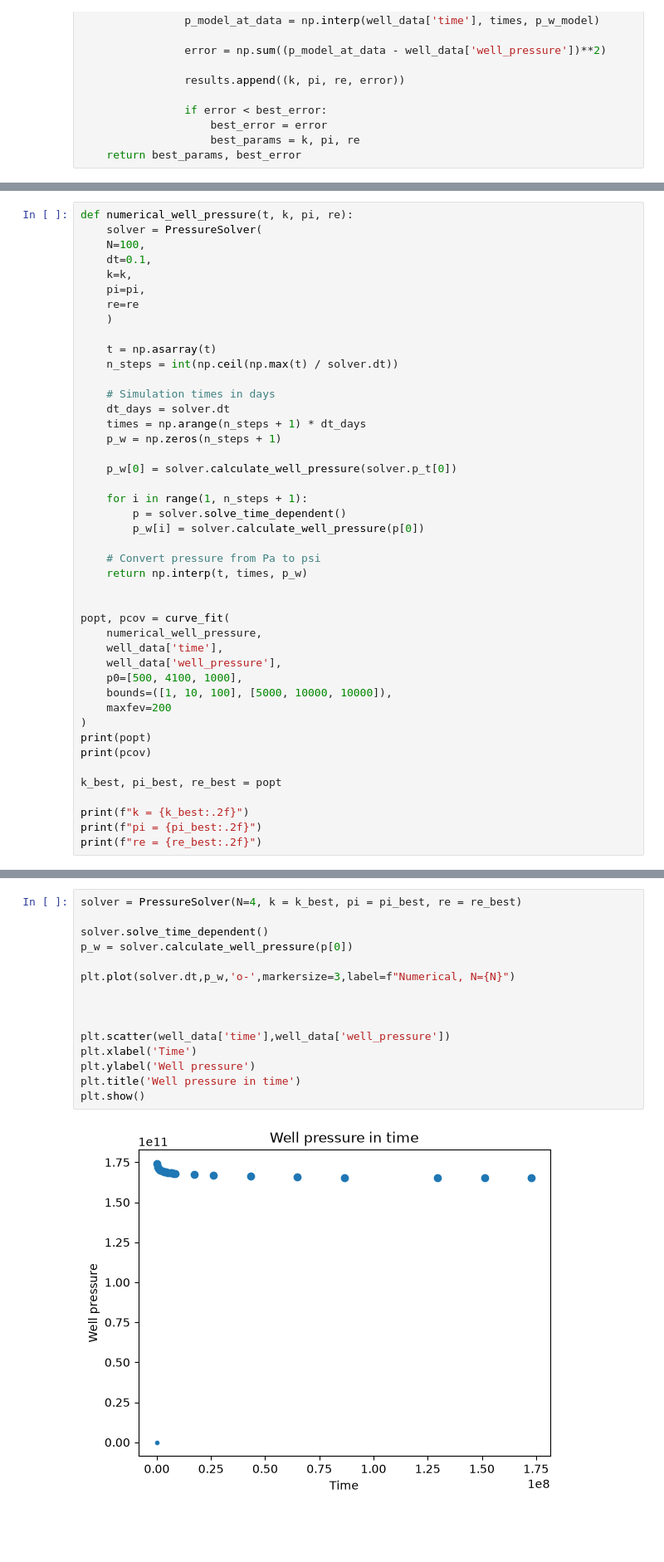
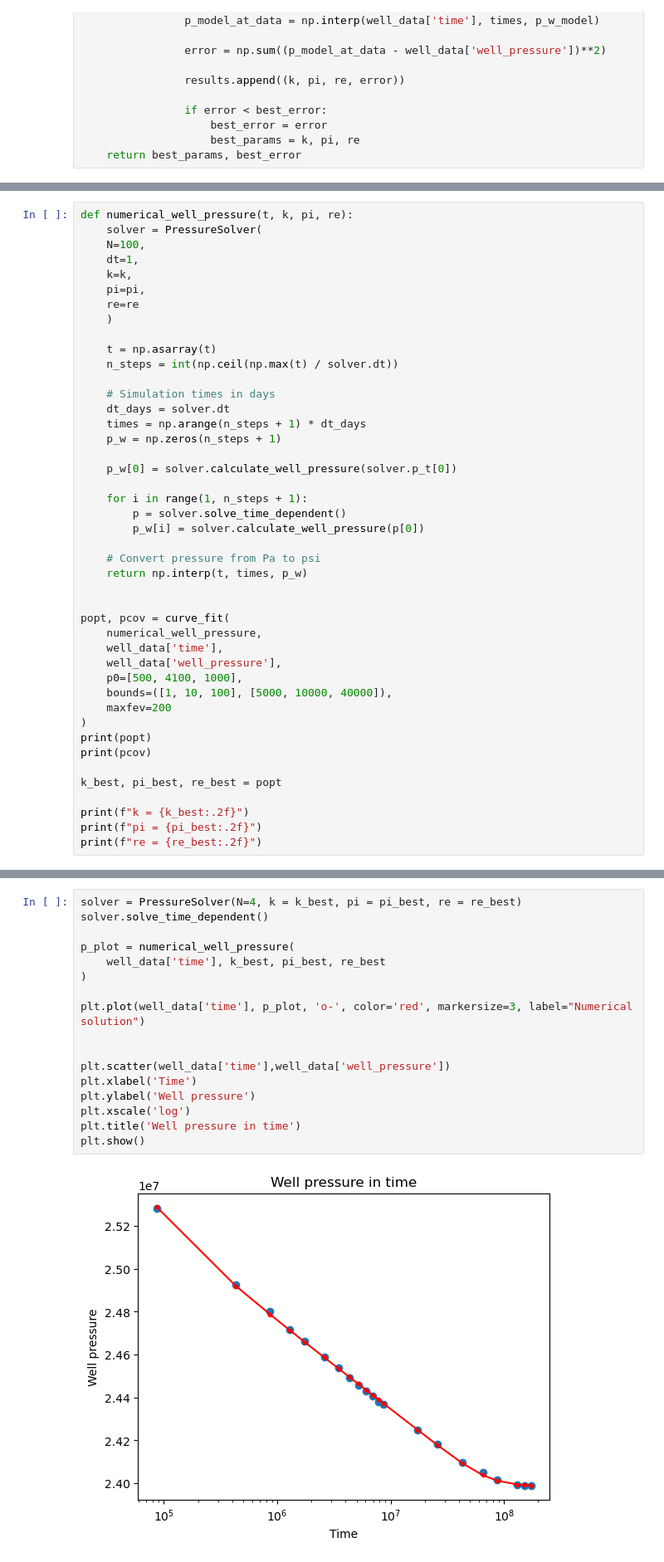
Before and after one commit to mosinek/MOD510, a Jupyter notebook: project2_our.ipynb, the cells around one changed output, grey strips where cells are left out. Shown at 83% size. Saved outputs shown, nothing was run; the diff lists cells and outputs as text; blank space fills up the shorter version.

```diff
--- a/project2_our.ipynb
+++ b/project2_our.ipynb
@@ -768,7 +768,7 @@ well_data
 def numerical_well_pressure(t, k, pi, re):
     solver = PressureSolver(
     N=100,
-    dt=0.1,
+    dt=1,
     k=k,
     pi=pi,
     re=re
@@ -797,7 +797,7 @@ popt, pcov = curve_fit(
     well_data['time'],
     well_data['well_pressure'],
     p0=[500, 4100, 1000],
-    bounds=([1, 10, 100], [5000, 10000, 10000]),
+    bounds=([1, 10, 100], [5000, 10000, 40000]),
     maxfev=200
 )
 print(popt)
@@ -819,17 +819,19 @@ re = 100.00
 # %%
 solver = PressureSolver(N=4, k = k_best, pi = pi_best, re = re_best)
+solver.solve_time_dependent()
 
-solver.solve_time_dependent()
-p_w = solver.calculate_well_pressure(p[0])
+p_plot = numerical_well_pressure(
+    well_data['time'], k_best, pi_best, re_best
+)
 
-plt.plot(solver.dt,p_w,'o-',markersize=3,label=f"Numerical, N={N}")
-
+plt.plot(well_data['time'], p_plot, 'o-', color='red', markersize=3, label="Numerical solution")
 
 
 plt.scatter(well_data['time'],well_data['well_pressure'])
 plt.xlabel('Time')
 plt.ylabel('Well pressure')
+plt.xscale('log')
 plt.title('Well pressure in time')
 plt.show()
 # %% [output]
-[figure, old version]
+[figure, new version]
```
Also changed, not shown: parts of 15 cells of this notebook.
